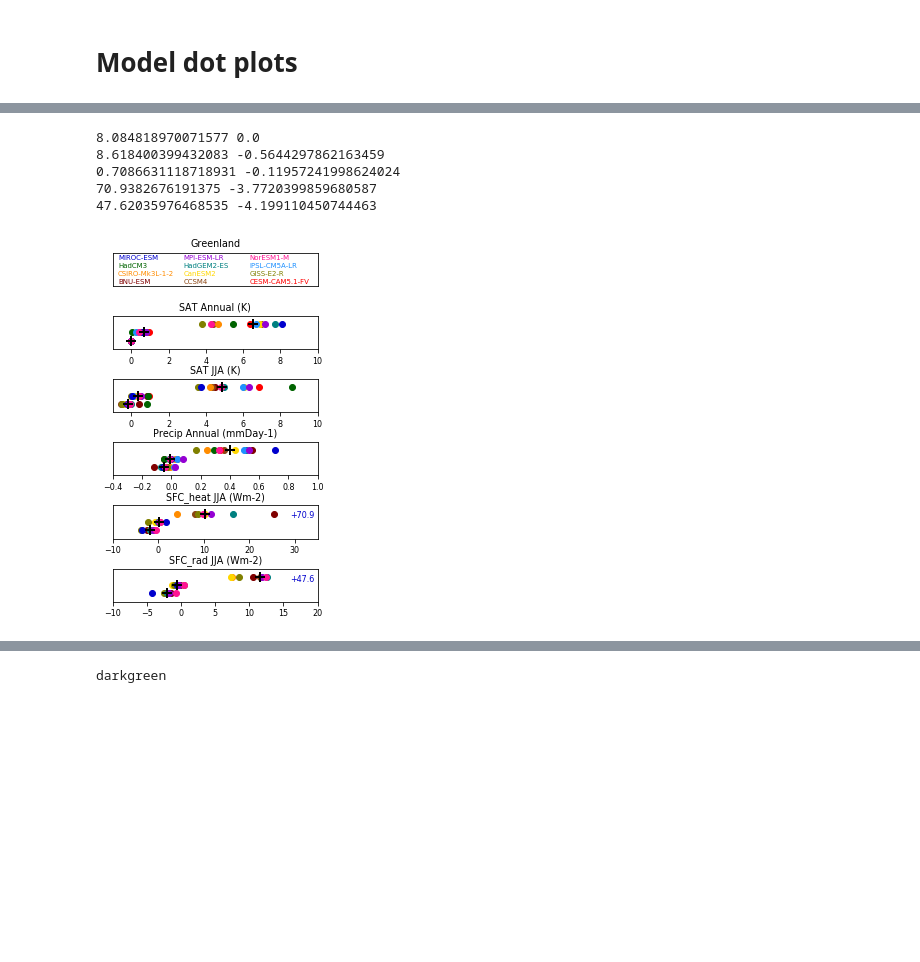
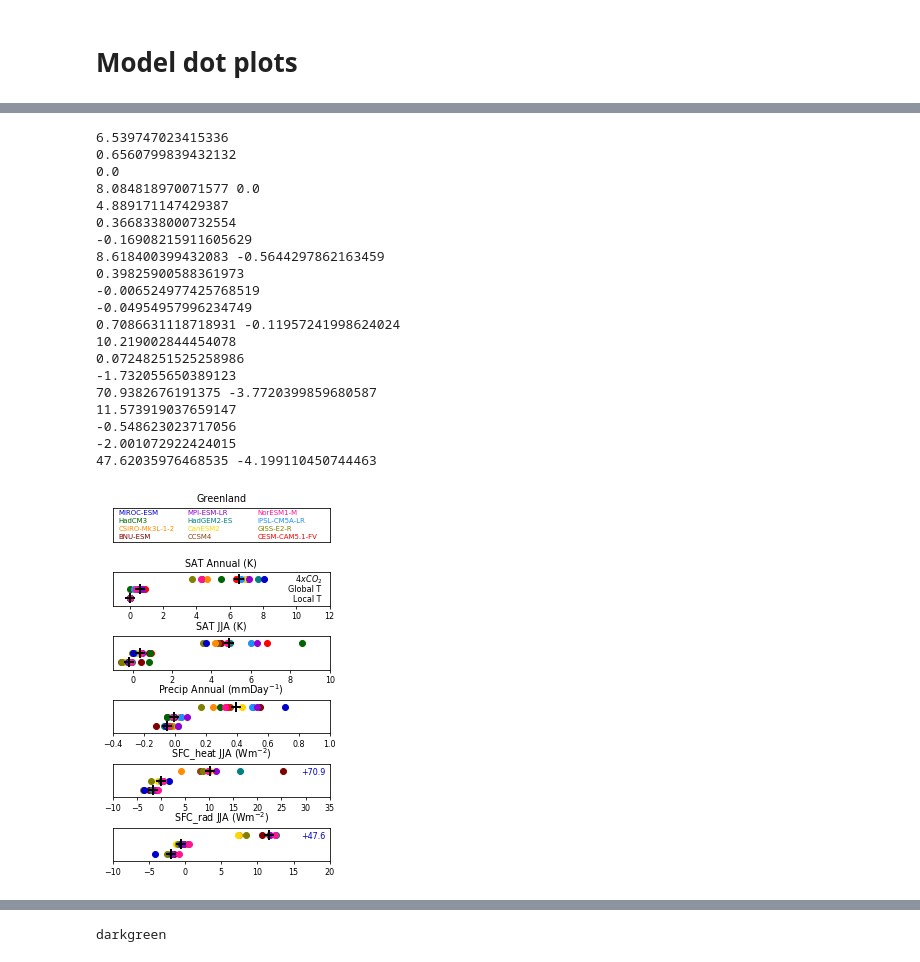
Before and after one commit to pjirvine/GeoMIP_SMB, a Jupyter notebook: scripts/Figure_Notebook.ipynb, the cells around one changed output, grey strips where cells are left out. Cells and saved outputs as stored; diff of their text form; code cells hidden in the pictures; blank space fills up the shorter version.

```diff
--- a/scripts/Figure_Notebook.ipynb
+++ b/scripts/Figure_Notebook.ipynb
@@ -278,10 +277,12 @@ def get_model_data(mask, seas, var_short, exp_anom):
     df = df_dict[mask,seas][var_short+'_'+exp_anom]
     return df.values[0:12]
 
-def plot_models(y_val, series):
+def plot_models(y_val, series, print_median=True):
     for idx in xrange(12): # plot all models (NANs not plotted as standard)
         plt.plot(series[idx], y_val, 'o', color=model_cols[idx])
     plt.plot(np.nanmedian(series), y_val, '+', color='k', markersize=10, mew=2) # plot median
+    if print_median:
+        print np.nanmedian(series)
 # %%
 """
 G1x and G1xx efficacy plots
@@ -547,9 +582,9 @@ Greenland anomalies
 
 def plot_anom_set(mask, seas, var, extra_anom, test=True):
 
-    y_CO2 = 0.75
+    y_CO2 = 0.78
     y_G1x = 0.5
-    y_G1xx = 0.25
+    y_G1xx = 0.22
 
     CO2_anom = get_model_data(mask, seas, var, 'CO2_anom')
     G1x_anom = get_model_data(mask, seas, var, 'G1x_anom')
@@ -602,9 +637,15 @@ ax = fig.add_subplot(612)
 plot_anom_set('greenland', 'ann', 'tas', extra_anom)
 
 ax.set_ylim(0,1)
-ax.set_xlim(-1,10)
+ax.set_xlim(-1,12)
 ax.set_title('SAT Annual (K)')
 plt.tick_params(axis='y',which='both',left=False,right=False,labelleft=False)
+plt.tick_params(axis='both',length=3)
+
+# legend
+plt.text(9.5,0.7,'   $4xCO_2$')
+plt.text(9.5,0.4,'Global T')
+plt.text(9.5,0.1,'  Local T')
 
 """
 SAT JJA plot
@@ -617,6 +658,7 @@ ax.set_ylim(0,1)
 ax.set_xlim(-1,10)
 ax.set_title('SAT JJA (K)')
 plt.tick_params(axis='y',which='both',left=False,right=False,labelleft=False)
+plt.tick_params(axis='both',length=3)
 
 """
 Precip Ann plot
@@ -627,8 +669,9 @@ plot_anom_set('greenland', 'ann', 'pr', extra_anom)
 
 ax.set_ylim(0,1)
 ax.set_xlim(-0.4,1)
-ax.set_title('Precip Annual (mmDay-1)')
+ax.set_title('Precip Annual (mmDay$^{-1}$)')
 plt.tick_params(axis='y',which='both',left=False,right=False,labelleft=False)
+plt.tick_params(axis='both',length=3)
 
 """
 sfc_heat JJA plot
@@ -639,41 +682,58 @@ plot_anom_set('greenland', 'jja', 'sfc_heat', extra_anom)
 
 ax.set_ylim(0,1)
 ax.set_xlim(-10,35)
-ax.set_title('SFC_heat JJA (Wm-2)')
+ax.set_title('SFC_heat JJA (Wm$^{-2}$)')
 plt.tick_params(axis='y',which='both',left=False,right=False,labelleft=False)
-plt.text(29,0.7,'+70.9',color='mediumblue', verticalalignment='center')
+plt.text(29,0.75,'+70.9',color='mediumblue', verticalalignment='center')
+plt.tick_params(axis='both',length=3)
 
 """
 sfc_rad JJA plot
 """
 ax = fig.add_subplot(616)
 
 plot_anom_set('greenland', 'jja', 'sfc_rad', extra_anom)
 
 ax.set_ylim(0,1)
 ax.set_xlim(-10,20)
-ax.set_title('SFC_rad JJA (Wm-2)')
+ax.set_title('SFC_rad JJA (Wm$^{-2}$)')
 plt.tick_params(axis='y',which='both',left=False,right=False,labelleft=False)
-plt.text(16,0.7,'+47.6',color='mediumblue', verticalalignment='center')
+plt.text(16,0.75,'+47.6',color='mediumblue', verticalalignment='center')
+plt.tick_params(axis='both',length=3)
 
 """
 Finish up figure
 """
 
-plt.subplots_adjust(top=0.98, bottom=0.1, left=0.10, right=0.95, hspace=0.9,
+plt.subplots_adjust(top=0.94, bottom=0.05, left=0.05, right=0.95, hspace=0.9,
                     wspace=0.35)
 
 plt.savefig(out_dir+'greenland_anoms.png', format='png', dpi=480)
 plt.savefig(out_dir+'greenland_anoms.eps', format='eps', dpi=480)
 
 plt.show()
 # %% [output]
+6.539747023415336
+0.6560799839432132
+0.0
 8.084818970071577 0.0
+4.889171147429387
+0.3668338000732554
+-0.16908215911605629
 8.618400399432083 -0.5644297862163459
+0.39825900588361973
+-0.006524977425768519
+-0.04954957996234749
 0.7086631118718931 -0.11957241998624024
+10.219002844454078
+0.07248251525258986
+-1.732055650389123
 70.9382676191375 -3.7720399859680587
+11.573919037659147
+-0.548623023717056
+-2.001072922424015
 47.62035976468535 -4.199110450744463
-[figure, old version]
+[figure, new version]
 # %%
 """
 Antarctica
```
Also changed, not shown: parts of 5 cells of this notebook, 8 other files.
